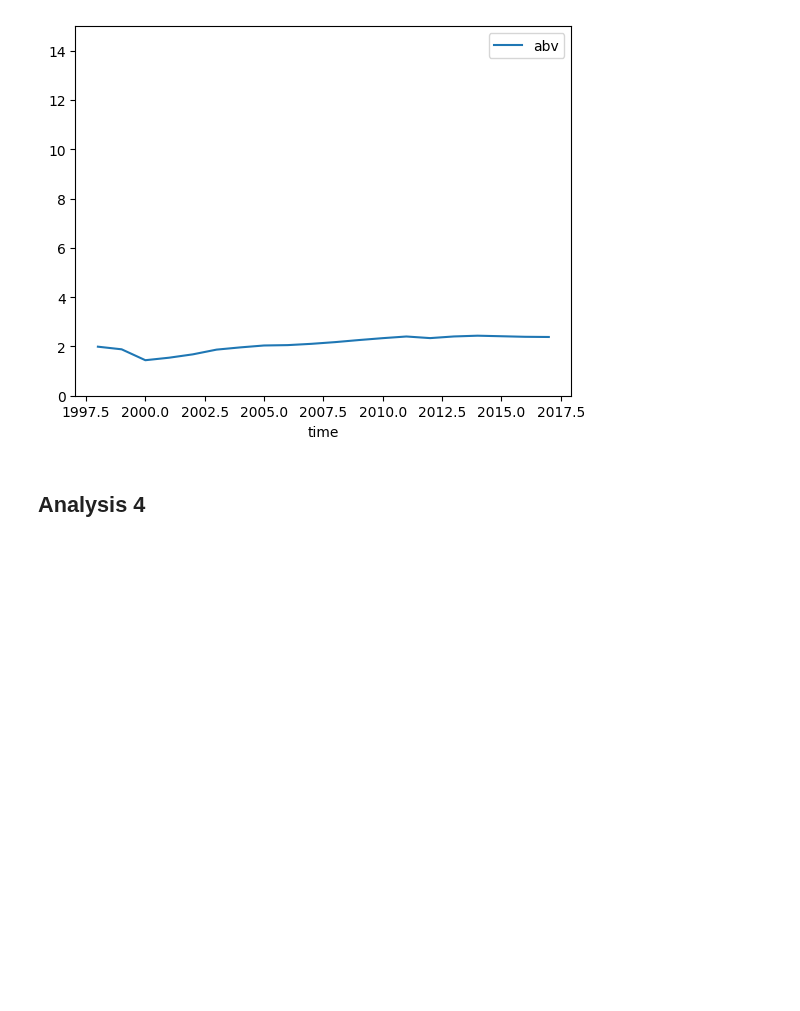
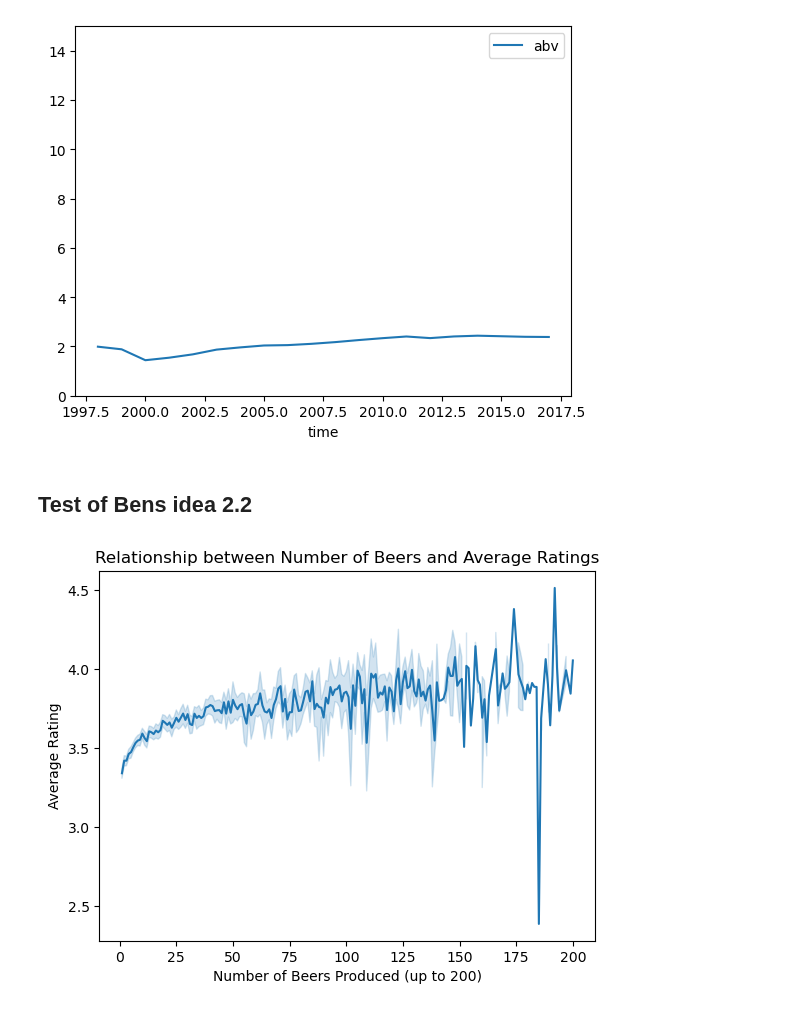
Before and after one commit to epfl-ada/ada-2023-project-dada, a Jupyter notebook: main.ipynb, the cells around one changed output. Saved outputs shown, nothing was run; the diff lists cells and outputs as text; code cells hidden in the pictures; blank space fills up the shorter version.

Commit message:
Added a test of bens' ideas 2.2

```diff
--- a/main.ipynb
+++ b/main.ipynb
@@ -296,4 +298,31 @@ mean_abv.plot(x="time", y='abv', kind='line', ylim=[0, 15] )
 <Axes: xlabel='time'>
 [figure]
 # %% [markdown]
-## Analysis 4
+## Test of Bens idea 2.2
+# %%
+import pandas as pd
+import seaborn as sns
+import matplotlib.pyplot as plt
+
+# Assuming you have pandas DataFrames: ratings_BA, breweries_BA
+
+# 1. Calculate average ratings per brewery in ratings_BA
+avg_ratings = ratings_BA.groupby('brewery_id')['rating'].mean().reset_index()
+avg_ratings.rename(columns={'rating': 'average_rating'}, inplace=True)
+
+# 2. Rename columns in breweries_BA and filter out breweries with more than 200 beers
+breweries_BA.rename(columns={'id': 'brewery_id', 'nbr_beers': 'beer_count'}, inplace=True)
+filtered_breweries = breweries_BA[breweries_BA['beer_count'] <= 200]
+
+# 3. Analysis: Merge the dataframes for plotting
+analysis_df = pd.merge(avg_ratings, filtered_breweries[['brewery_id', 'beer_count']], on='brewery_id')
+
+# Create a line plot with a 95% confidence interval
+sns.lineplot(data=analysis_df, x='beer_count', y='average_rating', errorbar=('ci', 95))
+
+plt.xlabel('Number of Beers Produced (up to 200)')
+plt.ylabel('Average Rating')
+plt.title('Relationship between Number of Beers and Average Ratings')
+plt.show()
+# %% [output]
+[figure, added]
```
Also changed, not shown: parts of 4 cells of this notebook.
